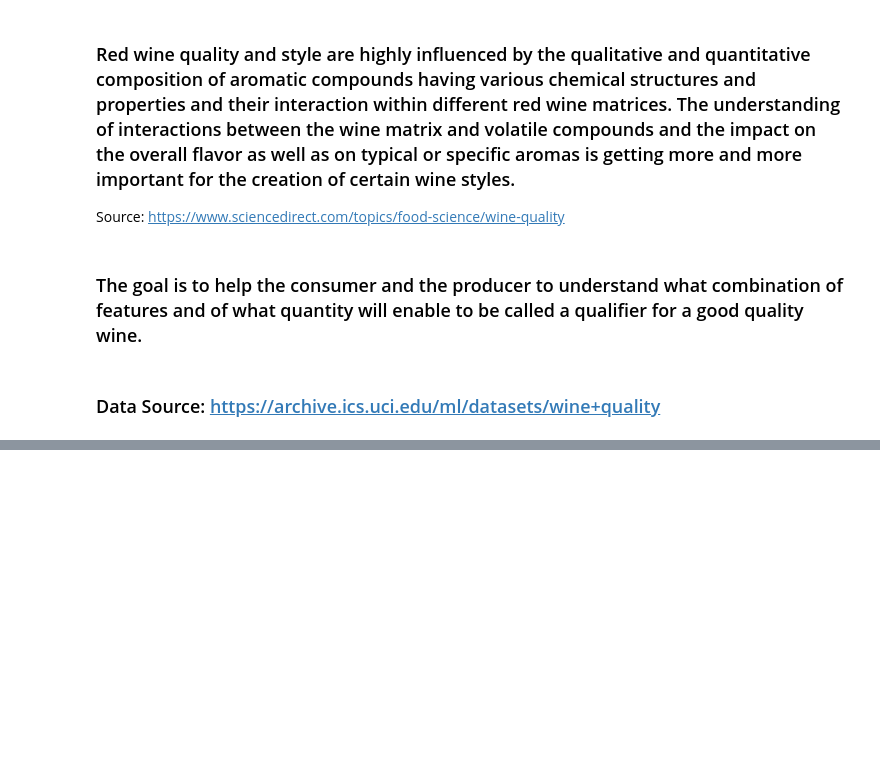
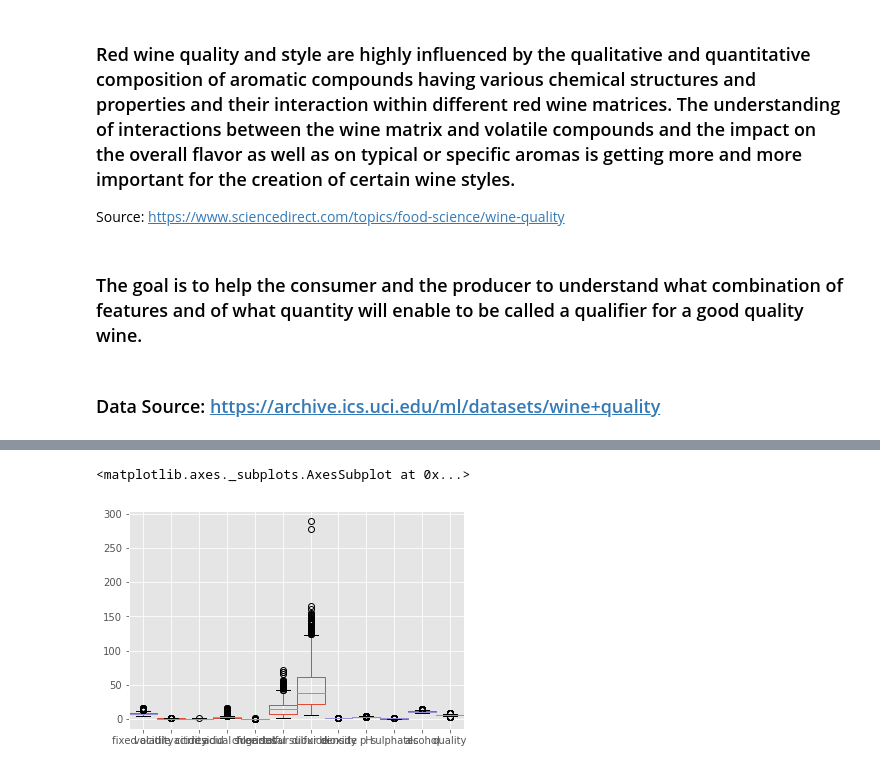
Before and after one commit to gpsingh07331/Metis, a Jupyter notebook: Metis_Project.ipynb, the cells around one changed output, grey strips where cells are left out. Saved outputs shown, nothing was run; the diff lists cells and outputs as text; code cells hidden in the pictures; blank space fills up the shorter version.

```diff
--- a/Metis_Project.ipynb
+++ b/Metis_Project.ipynb
@@ -19,0 +100,6 @@ ModuleNotFoundError: No module named 'pandas_profiling'
+# %%
+matplotlib.style.use('ggplot')
+RWdata.boxplot( widths=1.0)
+# %% [output]
+<matplotlib.axes._subplots.AxesSubplot at 0x...>
+[figure, added]
```
Also changed, not shown: parts of 16 cells of this notebook.
